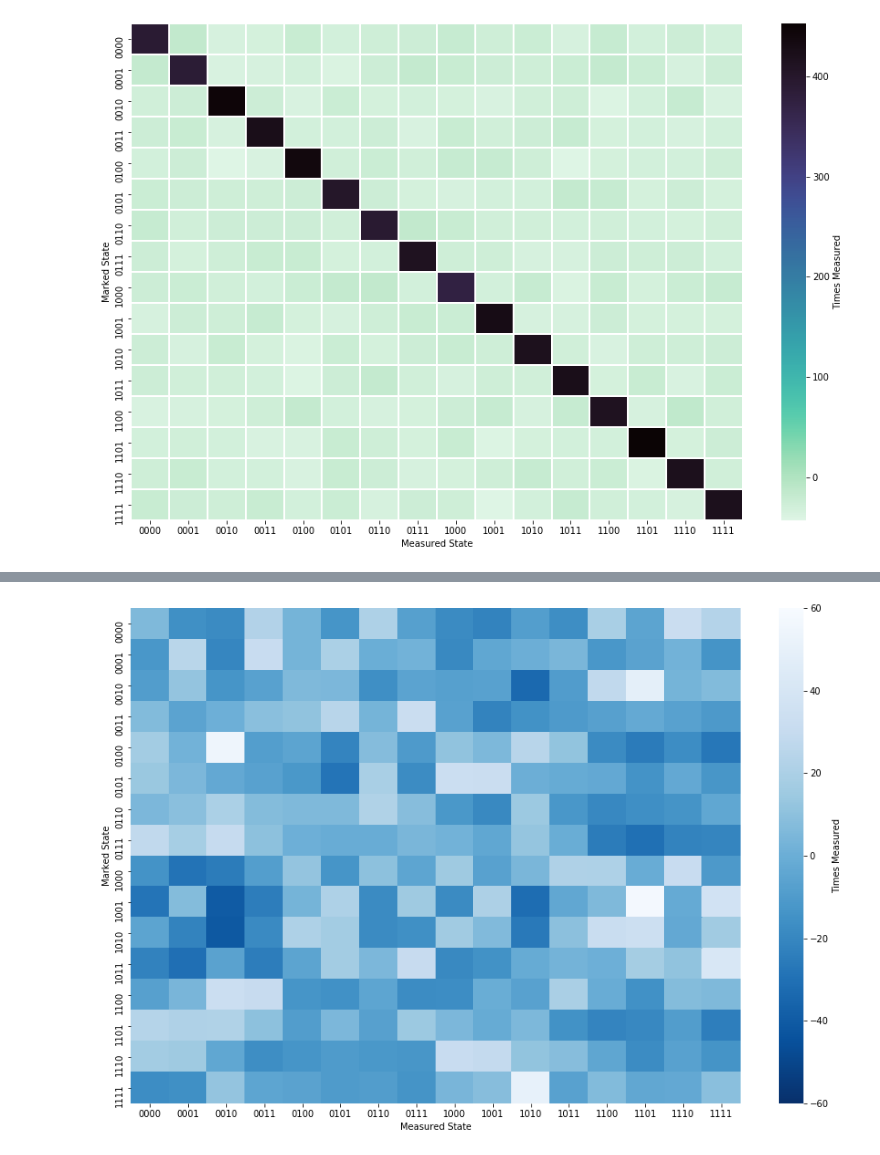
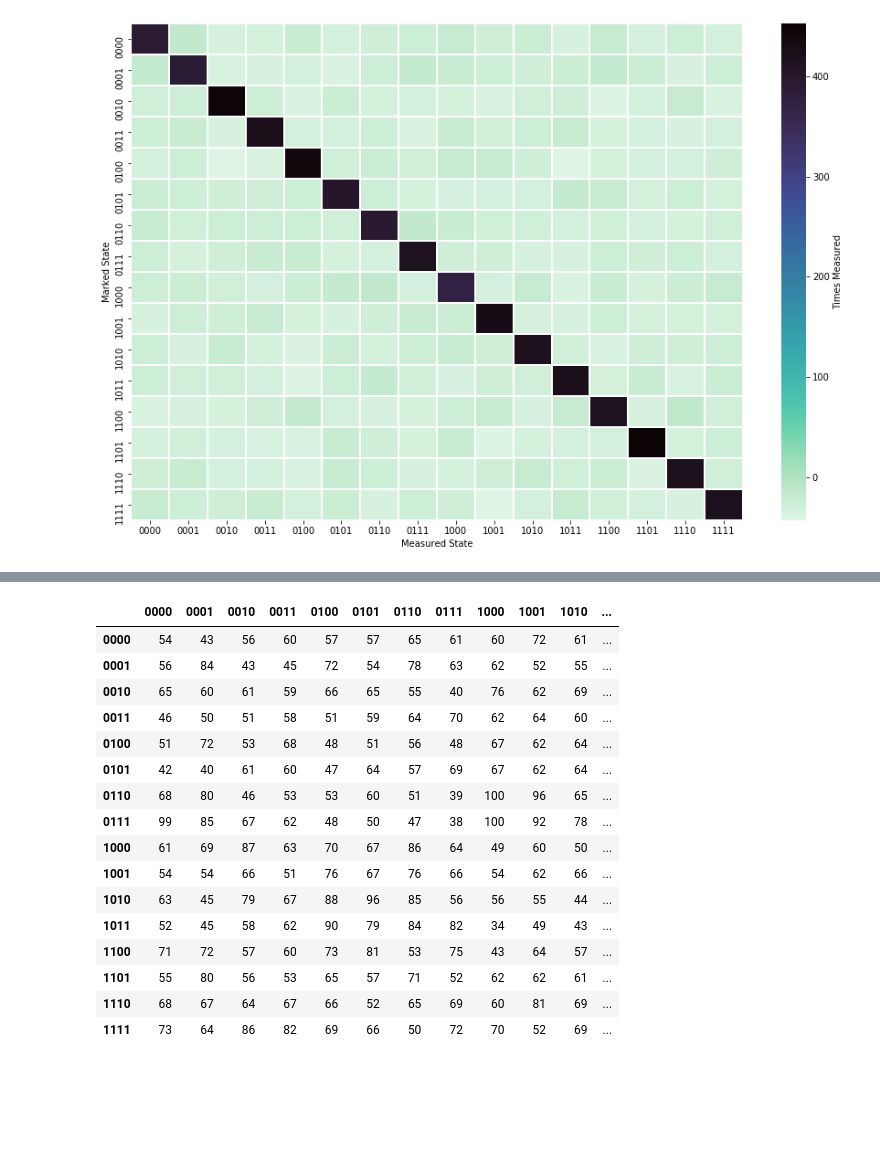
Before and after one commit to SaashaJoshi/grovers-algorithm, a Jupyter notebook: analysis/result_analysis.ipynb, the cells around one changed output, grey strips where cells are left out. Saved outputs shown, nothing was run; the diff lists cells and outputs as text; code cells hidden in the pictures; blank space fills up the shorter version.

```diff
--- a/analysis/result_analysis.ipynb
+++ b/analysis/result_analysis.ipynb
@@ -195,13 +173,36 @@ plt.show()
 # %%
-fig, ax = plt.subplots(figsize=(15, 10))
-heatmap = sns.heatmap(df_ibmqx2_subtract, vmin = -60, vmax = 60, cmap = 'Blues_r', cbar_kws = {'label': 'Times Measured'})
+# fig, ax = plt.subplots(figsize=(15, 10))
+# heatmap = sns.heatmap(df_ibmqx2_subtract, vmin = -60, vmax = 60, cmap = 'Blues_r', cbar_kws = {'label': 'Times Measured'})
 
-# for data in heatmap.text:
-#     n = data
+# # for data in heatmap.text:
+# #     n = data
 
-plt.xlabel('Measured State')
-plt.ylabel('Marked State')
-# plt.savefig('ibmqx2_heatmap_no_iter.png')
-plt.show()
+# plt.xlabel('Measured State')
+# plt.ylabel('Marked State')
+# # plt.savefig('ibmqx2_heatmap_no_iter.png')
+# plt.show()
-# %% [output]
-[figure, removed]
+# %%
+df_ibmq_s = pd.DataFrame(counts_ibmq_s_states)
+df_ibmq_s.index = ['0000', '0001', '0010', '0011', '0100', '0101', '0110', '0111', '1000', '1001', '1010', '1011', '1100', '1101', '1110', '1111']
+df_ibmq_s
+
+# y-axis = Marked State
+# x-axis = Measure State
+# %% [output]
+|  | 0000 | 0001 | 0010 | 0011 | 0100 | 0101 | 0110 | 0111 | 1000 | 1001 | 1010 | ... |
+| 0000 | 54 | 43 | 56 | 60 | 57 | 57 | 65 | 61 | 60 | 72 | 61 | ... |
+| 0001 | 56 | 84 | 43 | 45 | 72 | 54 | 78 | 63 | 62 | 52 | 55 | ... |
+| 0010 | 65 | 60 | 61 | 59 | 66 | 65 | 55 | 40 | 76 | 62 | 69 | ... |
+| 0011 | 46 | 50 | 51 | 58 | 51 | 59 | 64 | 70 | 62 | 64 | 60 | ... |
+| 0100 | 51 | 72 | 53 | 68 | 48 | 51 | 56 | 48 | 67 | 62 | 64 | ... |
+| 0101 | 42 | 40 | 61 | 60 | 47 | 64 | 57 | 69 | 67 | 62 | 64 | ... |
+| 0110 | 68 | 80 | 46 | 53 | 53 | 60 | 51 | 39 | 100 | 96 | 65 | ... |
+| 0111 | 99 | 85 | 67 | 62 | 48 | 50 | 47 | 38 | 100 | 92 | 78 | ... |
+| 1000 | 61 | 69 | 87 | 63 | 70 | 67 | 86 | 64 | 49 | 60 | 50 | ... |
+| 1001 | 54 | 54 | 66 | 51 | 76 | 67 | 76 | 66 | 54 | 62 | 66 | ... |
+| 1010 | 63 | 45 | 79 | 67 | 88 | 96 | 85 | 56 | 56 | 55 | 44 | ... |
+| 1011 | 52 | 45 | 58 | 62 | 90 | 79 | 84 | 82 | 34 | 49 | 43 | ... |
+| 1100 | 71 | 72 | 57 | 60 | 73 | 81 | 53 | 75 | 43 | 64 | 57 | ... |
+| 1101 | 55 | 80 | 56 | 53 | 65 | 57 | 71 | 52 | 62 | 62 | 61 | ... |
+| 1110 | 68 | 67 | 64 | 67 | 66 | 52 | 65 | 69 | 60 | 81 | 69 | ... |
+| 1111 | 73 | 64 | 86 | 82 | 69 | 66 | 50 | 72 | 70 | 52 | 69 | ... |
```
Also changed, not shown: parts of 13 cells of this notebook, 22 other files.
